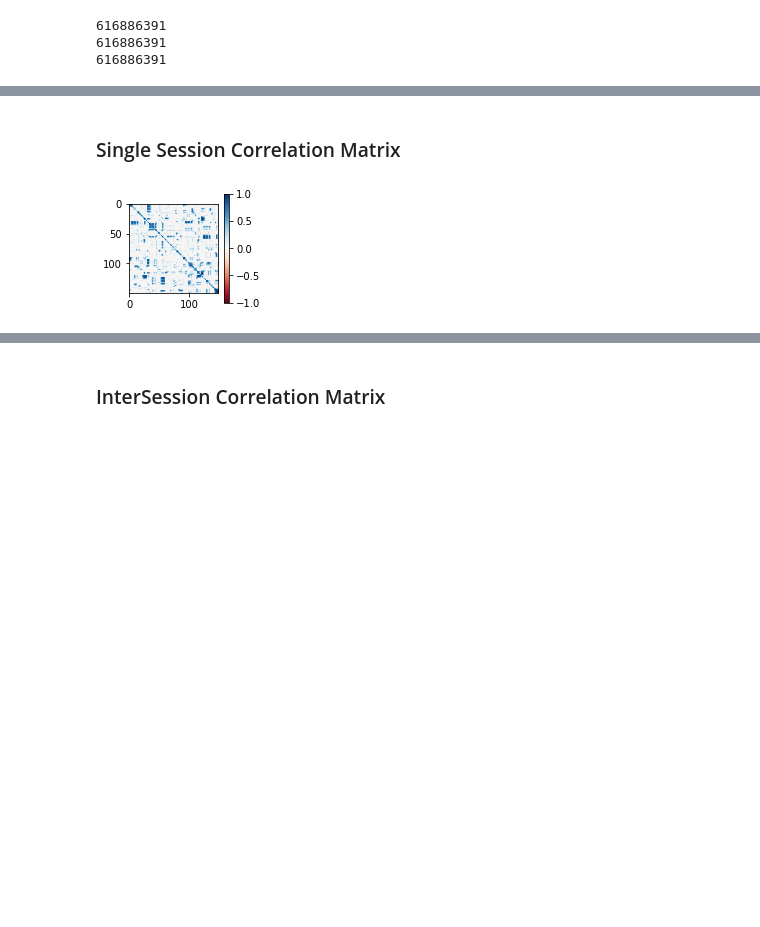
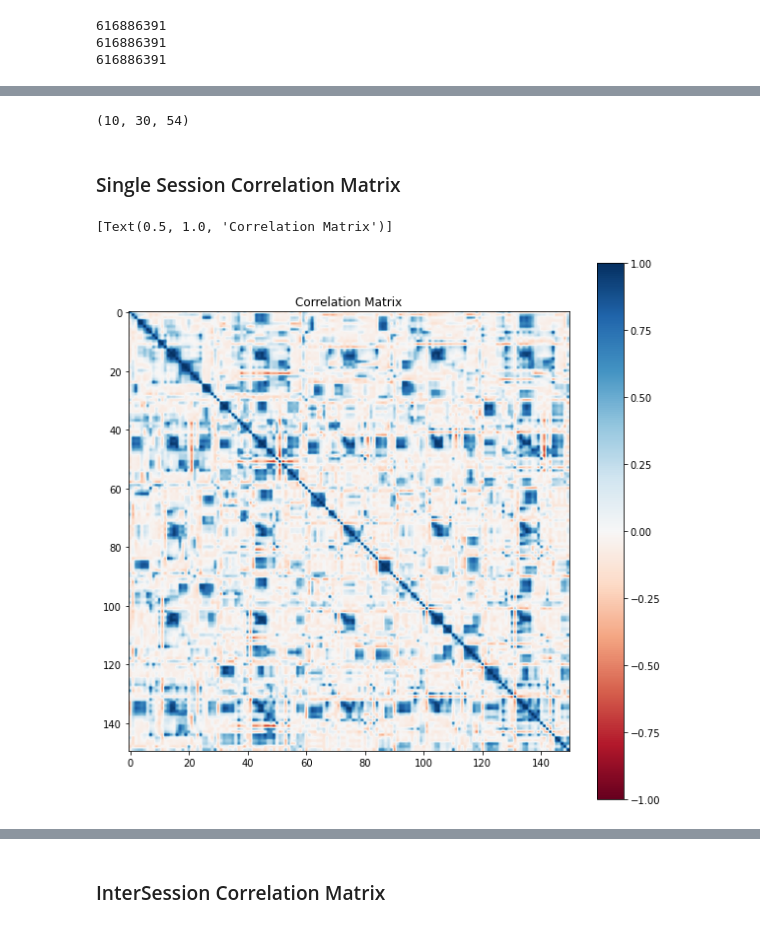
Before and after one commit to sh4r11f/NMA-rep-drift, a Jupyter notebook: harper/aitken_functions.ipynb, the cells around one changed output, grey strips where cells are left out. Saved outputs shown, nothing was run; the diff lists cells and outputs as text; code cells hidden in the pictures; blank space fills up the shorter version.

Commit message:
Fixed bugs in correlations_across_sessions function.

```diff
--- a/harper/aitken_functions.ipynb
+++ b/harper/aitken_functions.ipynb
@@ -193,19 +196,24 @@ for i in range(container_idx*3,(container_idx+1)*3):
 616886391
 616886391
 # %%
-dff_containers_all = []
-cell_ids_all = []
+exps5 = []
+dff_vals_experiments= []
+cell_ids_experiments = []
 
 for i in exp_idxs:
     print(exps[i]['id'])
+    exps5.append(exps[i])
     try:
         dataset = boc.get_ophys_experiment_data(exps[i]['id'])
         dff_, cell_id_ = get_dff_vals_dataset(dataset)
-        dff_containers_all.append(dff_)
-        cell_ids_all.append(cell_id_)
+        dff_vals_experiments.append(dff_)
+        cell_ids_experiments.append(cell_id_)
     except OSError as err:
         print("OS error: {}".format(err))
-        dff_containers_all.append(np.nan)
-        cell_ids_all.append(np.nan)
+        dff_vals_experiments.append(np.nan)
+        cell_ids_experiments.append(np.nan)
+
+# pprint.pprint(exps5)
+pprint.pprint(dff_vals_experiments)
 # %% [output]
 636930038
@@ -217,15 +236,22 @@ for i in exp_idxs:
+# %%
+dff_containers_all[0].shape
+# %% [output]
+(10, 30, 54)
 # %% [markdown]
 ### Single Session Correlation Matrix
 # %%
 def alignment_angle(x, y):
-        dot = np.arccos(np.dot(x,y)/(np.linalg.norm(x) * np.linalg.norm(y)))
-        if dot > 1.0:
-            dot = 1.0
-        elif dot < -1.0:
-            dot = -1.0
-        return 180/np.pi + dot
+    dot = np.dot(x,y)/(
+         np.linalg.norm(x) * np.linalg.norm(y)
+     )
+    if dot > 1.0:
+         dot = 1.0
+    elif dot < -1.0:
+        dot = -1.0
 
-def correlation_single_session(dataset, n_divs = 30, n_repeats = 10):
+    return 180/np.pi * np.arccos(dot)
+
+def correlation_single_session(dff_vals, cell_ids, n_divs = 30, n_repeats = 10):
     '''
     Args
     ------
@@ -241,7 +267,6 @@ def correlation_single_session(dataset, n_divs = 30, n_repeats = 10):
     '''
 
 
-    dff_vals, cell_ids = get_dff_vals_dataset(dataset)
     n_cells = cell_ids.shape
 
     shape = (n_repeats*n_divs, n_repeats*n_divs)
@@ -270,9 +295,14 @@ def correlation_single_session(dataset, n_divs = 30, n_repeats = 10):
 
     return session_corrs, session_angles
 # %%
-fig, ax = plt.subplots(1,1, figsize=(2,2))
+session_corrs, session_angles = correlation_single_session(dff_containers_all[0], cell_ids_all[0])
+
+fig, ax = plt.subplots(1,1, figsize=(10,10))
 
 c_plot = ax.imshow(session_corrs[:5*30, : 5*30], cmap = "RdBu", vmin = -1, vmax = 1)
 c_bar = plt.colorbar(c_plot, ax = ax)
+
+ax.set(title = 'Correlation Matrix')
 # %% [output]
+[Text(0.5, 1.0, 'Correlation Matrix')]
-[figure, old version]
+[figure, new version]
```
Also changed, not shown: parts of 9 cells of this notebook.
